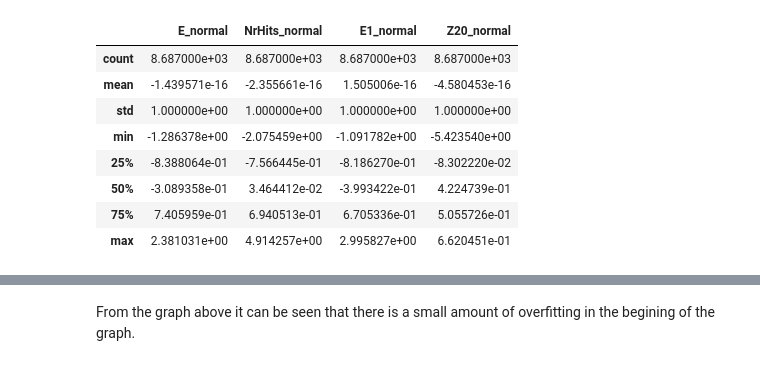
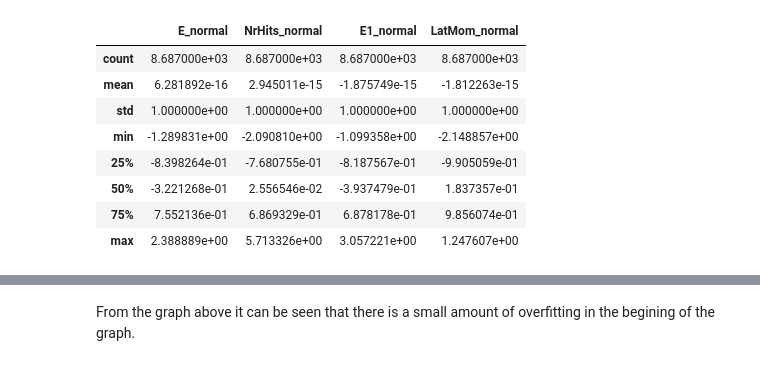
Before and after one commit to diodeamy/ComputationalMethods, a Jupyter notebook: Project 4/Matt_KMeans.ipynb, the cells around one changed output, grey strips where cells are left out. Drawn from its saved outputs; the diff is of its cells as text; code cells hidden in the pictures.

```diff
--- a/Project 4/Matt_KMeans.ipynb
+++ b/Project 4/Matt_KMeans.ipynb
@@ -127,20 +127,20 @@ def NormalizeData(data, feature_list):
 # %%
 # We now normalise the features that could be correleated later
 
-plotFrame = NormalizeData(plotFrame, ["E", "NrHits", "E1", "Z20"])
+plotFrame = NormalizeData(plotFrame, ["E", "NrHits", "E1", "LatMom"])
 
 # Check that the average = 0 and std = 1 for the normalized numbers:
-plotFrame[["E_normal", "NrHits_normal", "E1_normal", "Z20_normal"]].describe()
+plotFrame[["E_normal", "NrHits_normal", "E1_normal", "LatMom_normal"]].describe()
 # %% [output]
-|  | E_normal | NrHits_normal | E1_normal | Z20_normal |
+|  | E_normal | NrHits_normal | E1_normal | LatMom_normal |
 | count | 8.687000e+03 | 8.687000e+03 | 8.687000e+03 | 8.687000e+03 |
-| mean | -1.439571e-16 | -2.355661e-16 | 1.505006e-16 | -4.580453e-16 |
+| mean | 6.281892e-16 | 2.945011e-15 | -1.875749e-15 | -1.812263e-15 |
 | std | 1.000000e+00 | 1.000000e+00 | 1.000000e+00 | 1.000000e+00 |
-| min | -1.286378e+00 | -2.075459e+00 | -1.091782e+00 | -5.423540e+00 |
-| 25% | -8.388064e-01 | -7.566445e-01 | -8.186270e-01 | -8.302220e-02 |
-| 50% | -3.089358e-01 | 3.464412e-02 | -3.993422e-01 | 4.224739e-01 |
-| 75% | 7.405959e-01 | 6.940513e-01 | 6.705336e-01 | 5.055726e-01 |
-| max | 2.381031e+00 | 4.914257e+00 | 2.995827e+00 | 6.620451e-01 |
+| min | -1.289831e+00 | -2.090810e+00 | -1.099358e+00 | -2.148857e+00 |
+| 25% | -8.398264e-01 | -7.680755e-01 | -8.187567e-01 | -9.905059e-01 |
+| 50% | -3.221268e-01 | 2.556546e-02 | -3.937479e-01 | 1.837357e-01 |
+| 75% | 7.552136e-01 | 6.869329e-01 | 6.878178e-01 | 9.856074e-01 |
+| max | 2.388889e+00 | 5.713326e+00 | 3.057221e+00 | 1.247607e+00 |
 # %%
 #
 # The engine code behind the ML algorithm used in this example.
```
Also changed, not shown: parts of 15 cells of this notebook, 2 other files.
